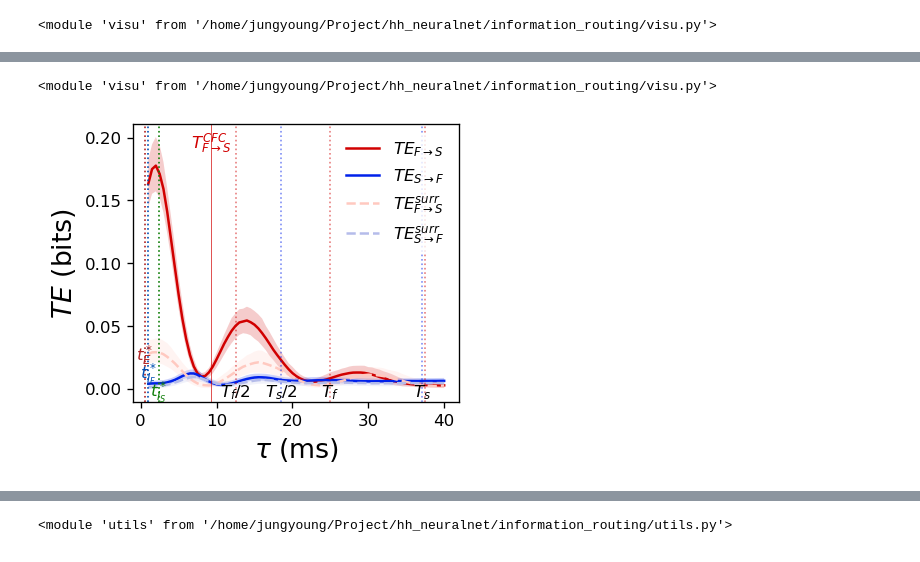
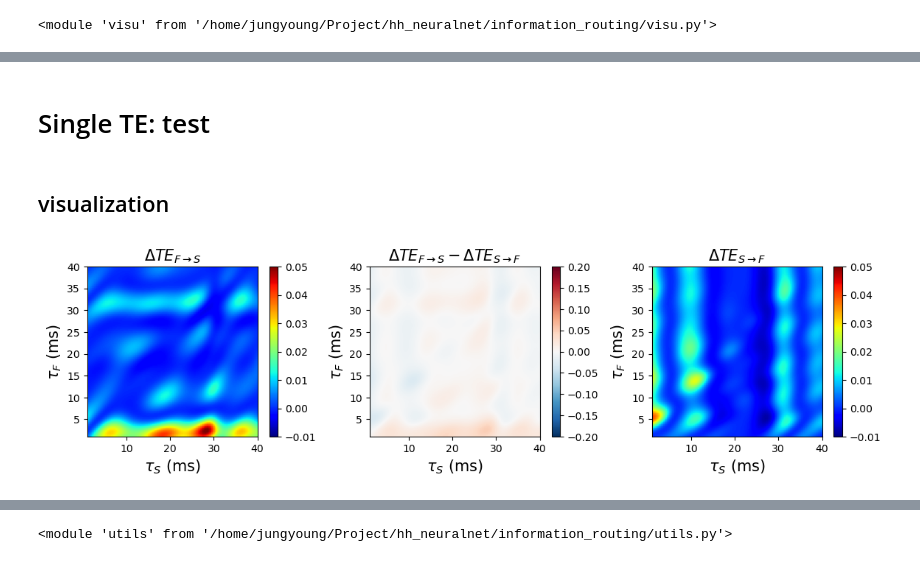
Before and after one commit to jyKim-97/hh_neuralnet, a Jupyter notebook: information_routing/te_result3.ipynb, the cells around one changed output, grey strips where cells are left out. Cells and saved outputs as stored; diff of their text form; code cells hidden in the pictures.

```diff
--- a/information_routing/te_result3.ipynb
+++ b/information_routing/te_result3.ipynb
@@ -47,3 +14,0 @@ fig = visu.show_te_summary_2d(te_data_2d, vmax=0.2, vmin=0, vdmax=0.1)
-# %%
-te_data_2d = utils.load_pickle("./data/te_2d/te_300.pkl")
-fig = visu.show_te_summary_2d(te_data_2d, vmax=0.2, vmin=0, vdmax=0.1)
@@ -56,3 +14,0 @@ reload(visu)
-# %%
-te_data_2d = utils.load_pickle("./data/te_2d/te_.pkl")
-fig = visu.show_te_summary_2d(te_data_2d, vmax=0.2, vmin=0, vdmax=0.1, tl=(1, 20))
@@ -61,3 +14,0 @@ fig = visu.show_te_summary_2d(te_data_2d, vmax=0.2, vmin=0, vdmax=0.1, tl=(1, 20
-# %%
-te_data_2d = utils.load_pickle("./data/te_2d/te_106.pkl")
-fig = visu.show_te_summary_2d(te_data_2d, vmax=0.1, vmin=0, vdmax=0.05, tl=(1, 40))
@@ -70,17 +15,10 @@ reload(visu)
-# %%
-te_data_2d = utils.load_pickle("./data/te_2d/te_400.pkl")
-# %%
-reload(visu)
-# %% [output]
-<module 'visu' from '/home/jungyoung/Project/hh_neuralnet/information_routing/visu.py'>
-# %%
-te_data = utils.reduce_te_2d(te_data_2d)
-
-visu.show_te_summary(te_data)
-yl = plt.gca().get_ylim()
-visu.draw_syn_indicator(yl)
-visu.draw_freq_indicator(1, yl)
-visu.draw_cfc_indicator(1, yl)
-# plt.vlines(1e3/33/8, yl[0], yl[1], linestyle='--', color='k', lw=1)
-# %% [output]
-[figure, removed]
+# %% [markdown]
+# Single TE: test
+# %% [markdown]
+## visualization
+# %%
+# te_data_2d = utils.load_pickle("./data/te_2d_mua_2/te_405.pkl")
+te_data_2d = utils.load_pickle("./data/te_2d_mua_2/te_813.pkl")
+fig = visu.show_te_summary_2d(te_data_2d, vmax=0.05, vmin=-.01, vdmax=0.2)
+# %% [output]
+[figure, added]
```
Also changed, not shown: parts of 85 cells of this notebook, 3 other files.
